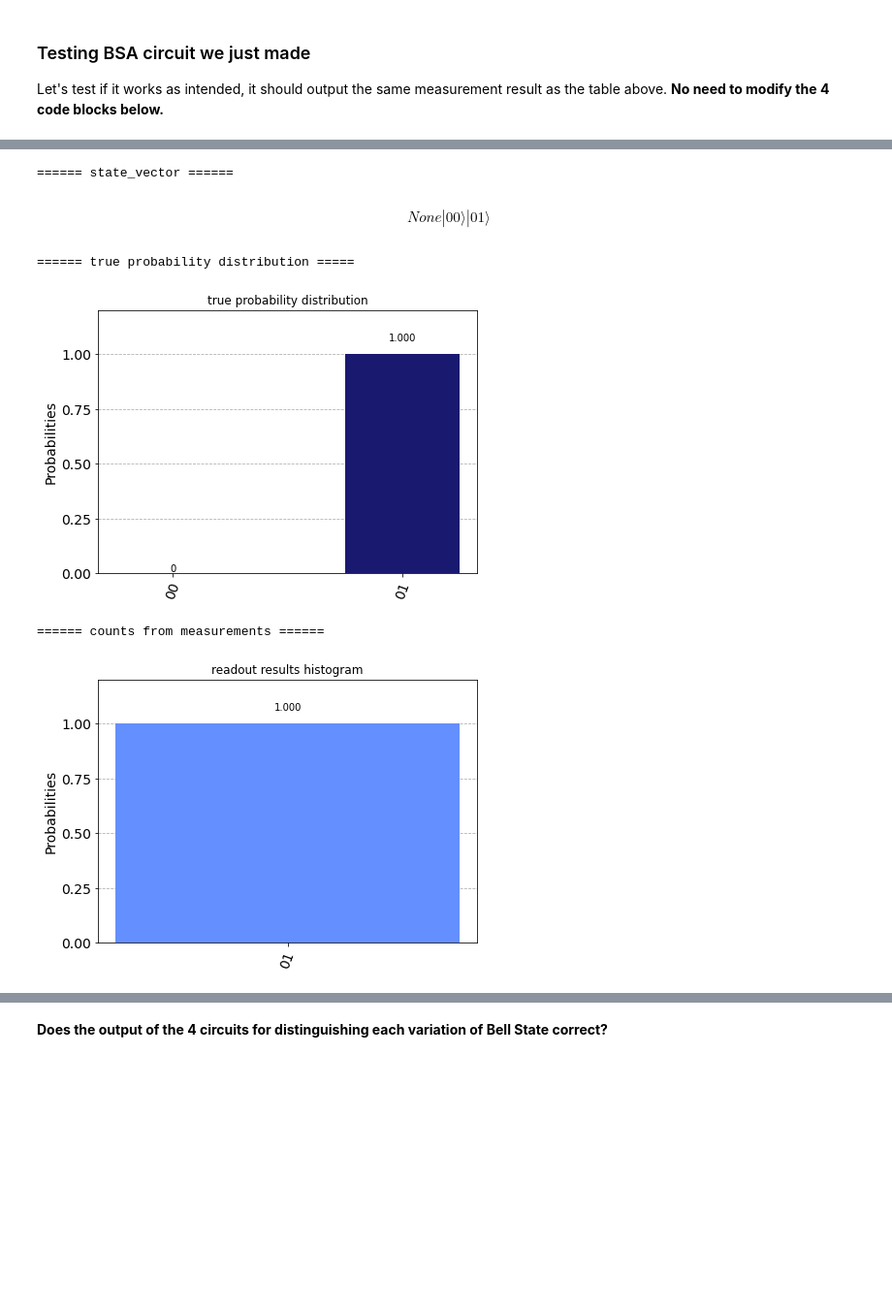
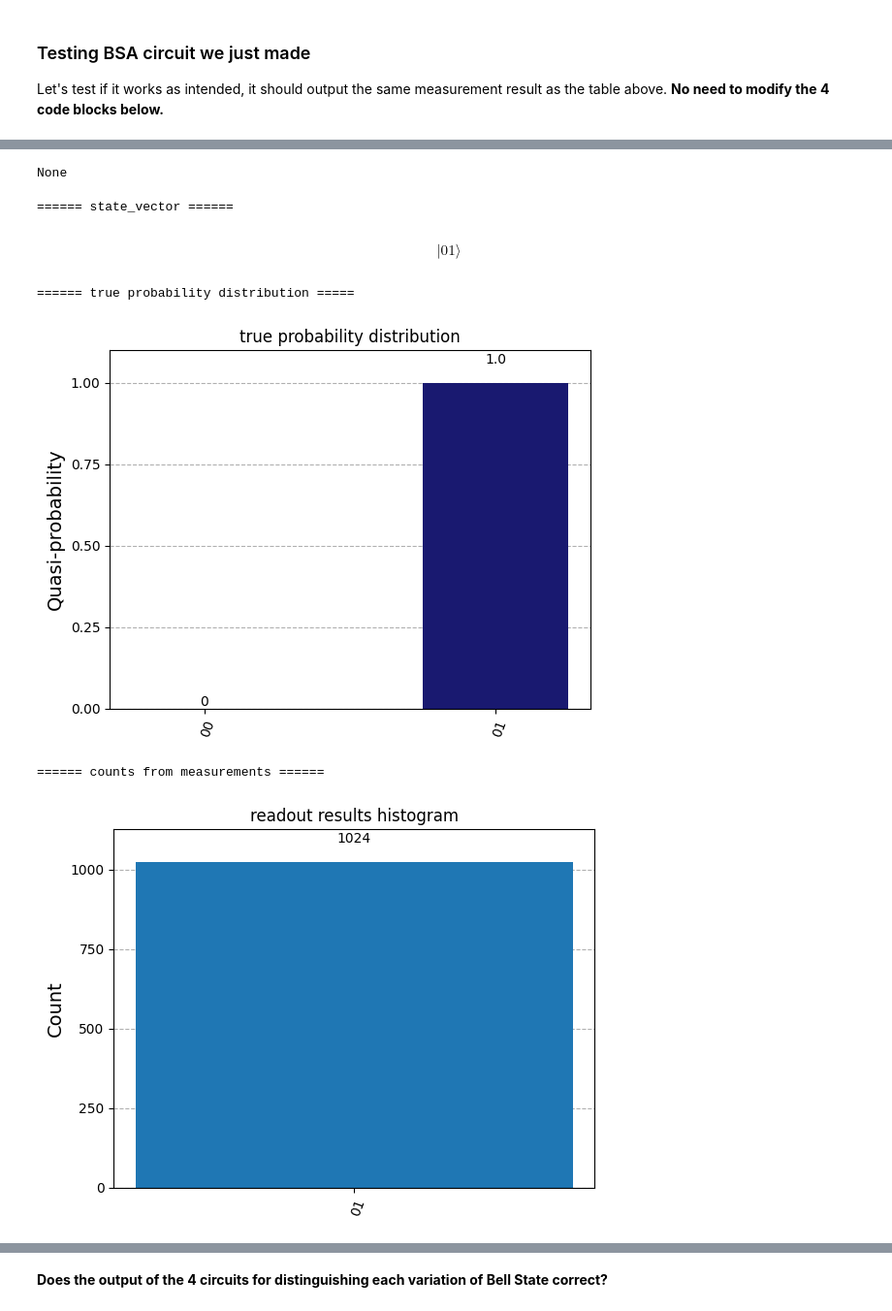
Before and after one commit to sfc-aqua/wqrn-tutorial, a Jupyter notebook: AnswerSheet_WQRN_hands_on.ipynb, the cells around one changed output, grey strips where cells are left out. Shown at 97% size. Cells and saved outputs as stored; diff of their text form; code cells hidden in the pictures; blank space fills up the shorter version.

```diff
--- a/AnswerSheet_WQRN_hands_on.ipynb
+++ b/AnswerSheet_WQRN_hands_on.ipynb
@@ -386,20 +379,20 @@ the composed circuit
 # %%
 # Creating Phi-
 
-phi_minus_circ = QuantumCircuit(2)
+def phi_minus_prep():
+    phi_minus_circ = QuantumCircuit(2)
 
-"""Complete the code"""
-
-phi_minus_circ.h(0)
-phi_minus_circ.z(0)
-phi_minus_circ.cx(0, 1)
-
-
-"""End"""
+    """Complete the code"""
+    qc = phi_minus_circ
+    qc.h(0)
+    qc.cx(0, 1)
+    qc.z(0) # qc.z(1) also works the same
+    """End"""
+    return phi_minus_circ
 
 # to see the measurement result and draw the circuit
 qc = QuantumCircuit(2, 2)
-qc = qc.compose(phi_minus_circ).compose(two_qubit_measurment_circ)
+qc = qc.compose(phi_minus_prep()).compose(two_qubit_measurement_circuit())
 qc.draw()
 show_info(qc)
 # %% [output]
@@ -491,14 +488,15 @@ Learn more about change of basis from this great [youtube video.](https://youtu.
 # %% [markdown]
 ### Exercise: create BSA circuit
 # %%
-bell_state_analyser_circuit = QuantumCircuit(2)
+def bell_state_analyser():
 
-"""Complete the code"""
+    bell_state_analyser_circuit = QuantumCircuit(2)
 
-bell_state_analyser_circuit.cx(0, 1)
-bell_state_analyser_circuit.h(0)
-# bell_state_analyser_circuit.measure([0, 1], [0, 1])
-"""End"""
+    """Complete the code"""
+    bell_state_analyser_circuit.cx(0, 1)
+    bell_state_analyser_circuit.h(0)
+    """End"""
+    return bell_state_analyser_circuit.remove_final_measurements(inplace=False)
 
-bell_state_analyser_circuit.draw()
+bell_state_analyser().draw()
 # %% [output]
@@ -527,7 +526,7 @@ $$ |00\rangle$$
 ## Test with Phi-
 
 qc = QuantumCircuit(2, 2)
-qc = qc.compose(phi_minus_circ).compose(bell_state_analyser_circuit).compose(two_qubit_measurment_circ)
+qc = qc.compose(phi_minus_prep()).compose(bell_state_analyser()).compose(two_qubit_measurement_circuit())
 display(qc.draw())
 show_info(qc)
 # %% [output]
@@ -535,9 +534,10 @@ show_info(qc)
-====== state_vector ======
+None
+====== state_vector ======
-$$None |00\rangle |01\rangle$$
+$$ |01\rangle$$
-====== true probability distribution =====
+====== true probability distribution =====
-[figure, old version]
+[figure, new version]
-====== counts from measurements ======
+====== counts from measurements ======
-[figure, old version]
+[figure, new version]
 # %%
 ## Test with Psi+
 
```
Also changed, not shown: parts of 37 cells of this notebook.
